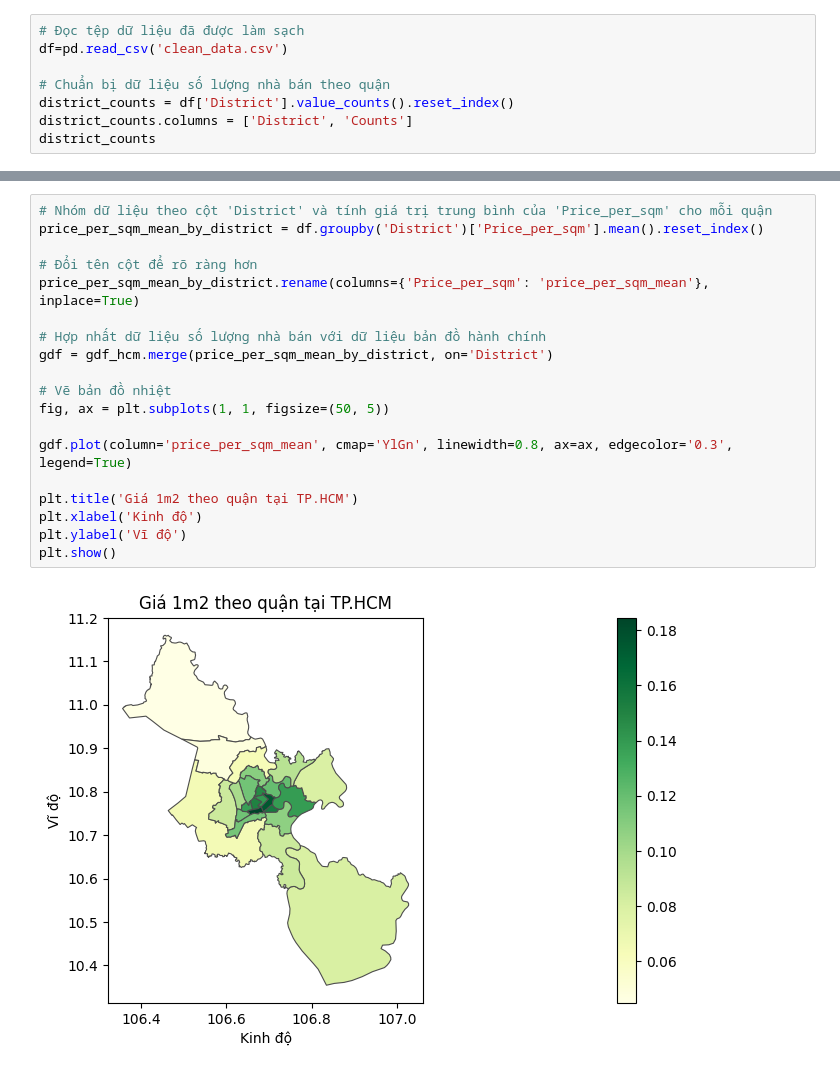
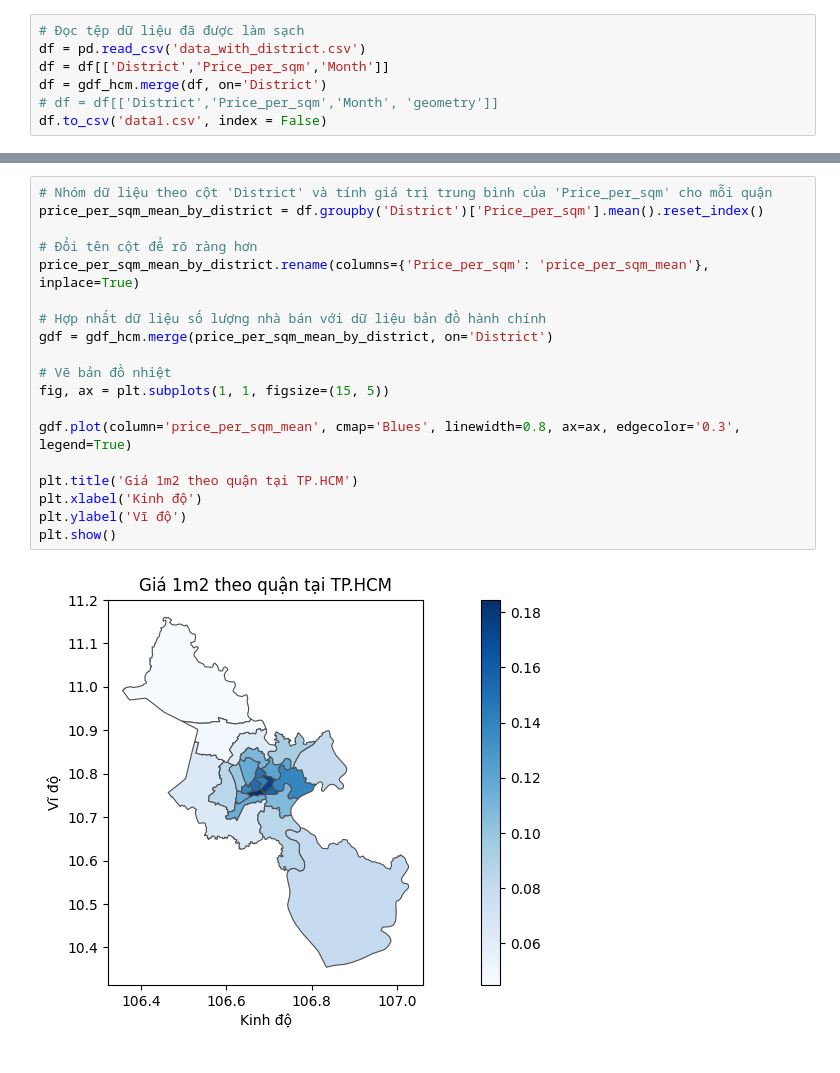
Before and after one commit to vtphatt2/House-Price-Prediction, a Jupyter notebook: KDE/map.ipynb, the cells around one changed output, grey strips where cells are left out. Cells and saved outputs as stored; diff of their text form.

Commit message:
Data/data_with_district.csv, data_with_gadm.csv, shapefile gadm41_VNM_2; KDE/KDE.ipynb, map.ipynb - add file, delete file, update code

```diff
--- a/KDE/map.ipynb
+++ b/KDE/map.ipynb
@@ -29,9 +25,8 @@ replace_dict = {'Binh Chanh':'binh-chanh', 'Binh Tan' : 'binh-tan','Binh Thanh':
 gdf_hcm['District'] = gdf_hcm['District'].replace(replace_dict)
 # %%
 # Đọc tệp dữ liệu đã được làm sạch
-df=pd.read_csv('clean_data.csv')
-
-# Chuẩn bị dữ liệu số lượng nhà bán theo quận
-district_counts = df['District'].value_counts().reset_index()
-district_counts.columns = ['District', 'Counts']
-district_counts
+df = pd.read_csv('data_with_district.csv')
+df = df[['District','Price_per_sqm','Month']]
+df = gdf_hcm.merge(df, on='District')
+# df = df[['District','Price_per_sqm','Month', 'geometry']]
+df.to_csv('data1.csv', index = False)
@@ -71,21 +93,21 @@ plt.show()
 # %%
 # Nhóm dữ liệu theo cột 'District' và tính giá trị trung bình của 'Price_per_sqm' cho mỗi quận
 price_per_sqm_mean_by_district = df.groupby('District')['Price_per_sqm'].mean().reset_index()
 
 # Đổi tên cột để rõ ràng hơn
 price_per_sqm_mean_by_district.rename(columns={'Price_per_sqm': 'price_per_sqm_mean'}, inplace=True)
 
 # Hợp nhất dữ liệu số lượng nhà bán với dữ liệu bản đồ hành chính
 gdf = gdf_hcm.merge(price_per_sqm_mean_by_district, on='District')
 
 # Vẽ bản đồ nhiệt
-fig, ax = plt.subplots(1, 1, figsize=(50, 5))
+fig, ax = plt.subplots(1, 1, figsize=(15, 5))
 
-gdf.plot(column='price_per_sqm_mean', cmap='YlGn', linewidth=0.8, ax=ax, edgecolor='0.3', legend=True)
+gdf.plot(column='price_per_sqm_mean', cmap='Blues', linewidth=0.8, ax=ax, edgecolor='0.3', legend=True)
 
 plt.title('Giá 1m2 theo quận tại TP.HCM')
 plt.xlabel('Kinh độ')
 plt.ylabel('Vĩ độ')
 plt.show()
 # %% [output]
-[figure, old version]
+[figure, new version]
```
Also changed, not shown: parts of 8 cells of this notebook, 13 other files.
